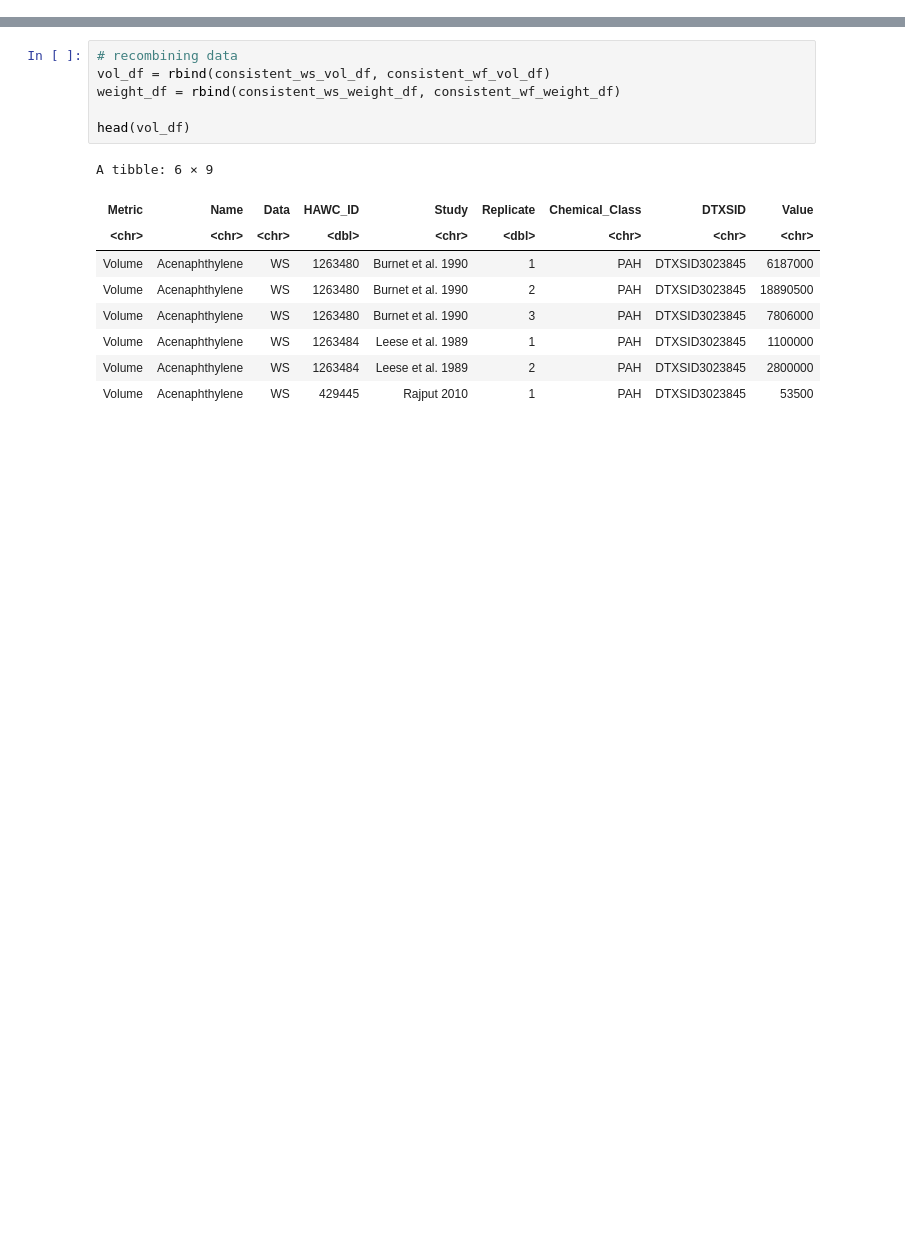
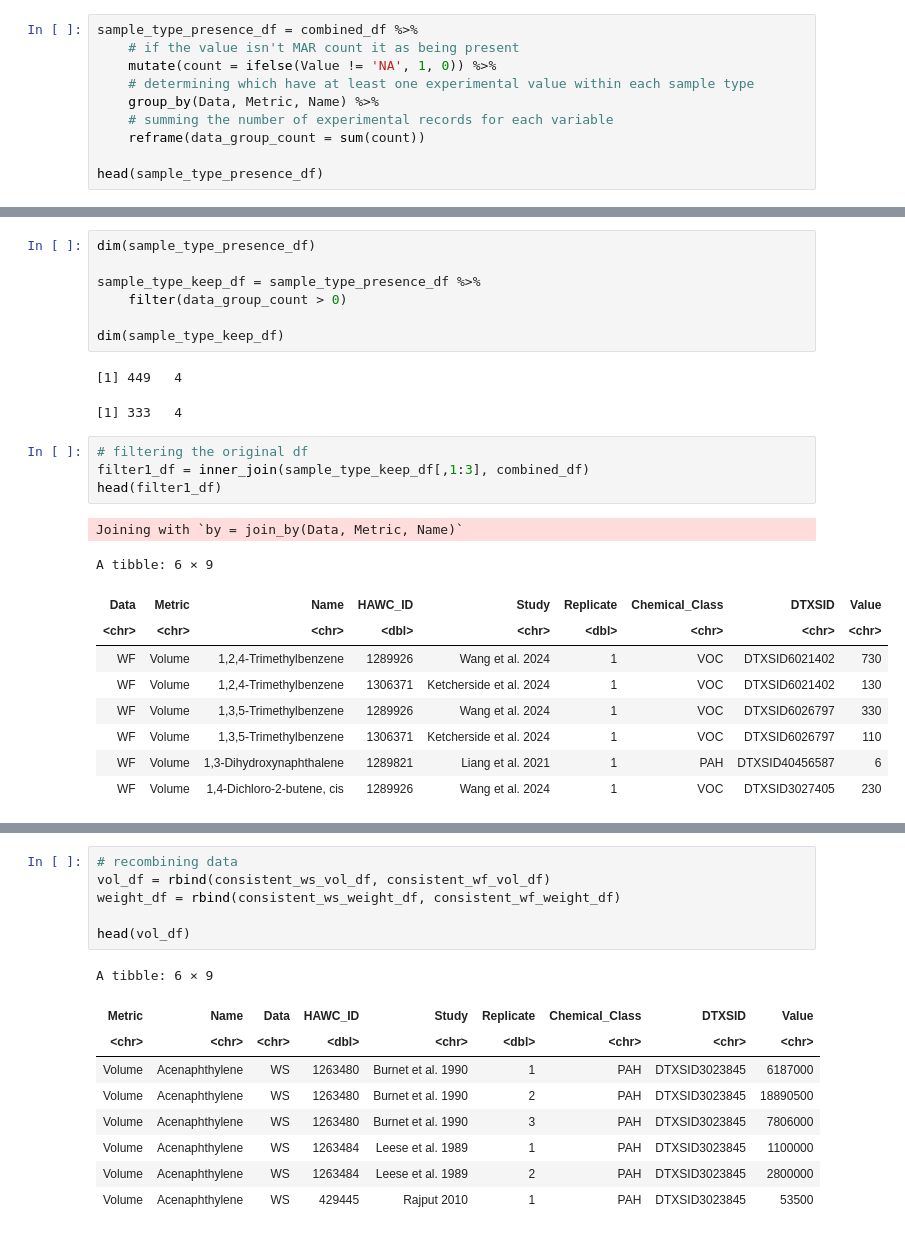
Before and after one commit to UNC-CEMALB/P1015.-Wildfire_Suffcient_Similiarity, a Jupyter notebook: 1. Data Processing/Data Processing.ipynb, the cells around one changed output, grey strips where cells are left out. Cells and saved outputs as stored; diff of their text form; blank space fills up the shorter version.

```diff
--- a/1. Data Processing/Data Processing.ipynb
+++ b/1. Data Processing/Data Processing.ipynb
@@ -101,0 +89,10 @@ A data.frame: 6 × 9
+# %%
+sample_type_presence_df = combined_df %>%
+    # if the value isn't MAR count it as being present
+    mutate(count = ifelse(Value != 'NA', 1, 0)) %>%
+    # determining which have at least one experimental value within each sample type
+    group_by(Data, Metric, Name) %>%
+    # summing the number of experimental records for each variable
+    reframe(data_group_count = sum(count))
+
+head(sample_type_presence_df)
@@ -101,0 +109,25 @@ A data.frame: 6 × 9
+# %%
+dim(sample_type_presence_df)
+
+sample_type_keep_df = sample_type_presence_df %>%
+    filter(data_group_count > 0)
+
+dim(sample_type_keep_df)
+# %% [output]
+[1] 449   4
+[1] 333   4
+# %%
+# filtering the original df
+filter1_df = inner_join(sample_type_keep_df[,1:3], combined_df)
+head(filter1_df)
+# %% [output]
+Joining with `by = join_by(Data, Metric, Name)`
+A tibble: 6 × 9
+| Data | Metric | Name | HAWC_ID | Study | Replicate | Chemical_Class | DTXSID | Value |
+| <chr> | <chr> | <chr> | <dbl> | <chr> | <dbl> | <chr> | <chr> | <chr> |
+| WF | Volume | 1,2,4-Trimethylbenzene | 1289926 | Wang et al. 2024 | 1 | VOC | DTXSID6021402 | 730 |
+| WF | Volume | 1,2,4-Trimethylbenzene | 1306371 | Ketcherside et al. 2024 | 1 | VOC | DTXSID6021402 | 130 |
+| WF | Volume | 1,3,5-Trimethylbenzene | 1289926 | Wang et al. 2024 | 1 | VOC | DTXSID6026797 | 330 |
+| WF | Volume | 1,3,5-Trimethylbenzene | 1306371 | Ketcherside et al. 2024 | 1 | VOC | DTXSID6026797 | 110 |
+| WF | Volume | 1,3-Dihydroxynaphthalene | 1289821 | Liang et al. 2021 | 1 | PAH | DTXSID40456587 | 6 |
+| WF | Volume | 1,4-Dichloro-2-butene, cis | 1289926 | Wang et al. 2024 | 1 | VOC | DTXSID3027405 | 230 |
```
Also changed, not shown: parts of 28 cells of this notebook.
